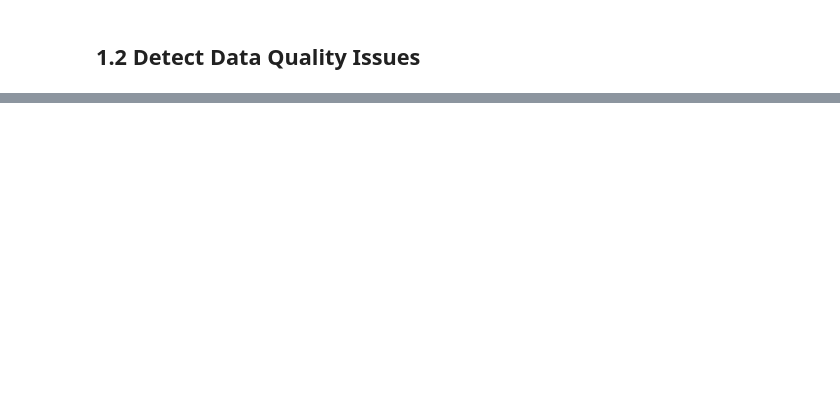
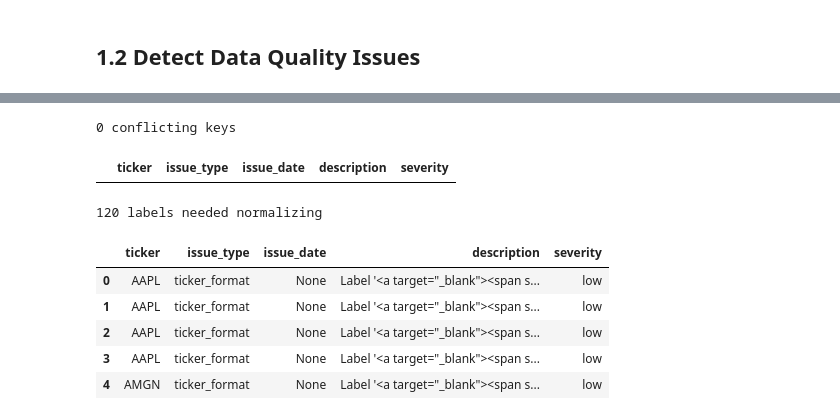
Before and after one commit to yang-guo/UCB-MFE-python-preprogram-2026-winter, a Jupyter notebook: Homeworks/HW2/silvie_huo/01_data_cleaning.ipynb, the cells around one changed output, grey strips where cells are left out. Cells and saved outputs as stored; diff of their text form; code cells hidden in the pictures; blank space fills up the shorter version.

```diff
--- a/Homeworks/HW2/silvie_huo/01_data_cleaning.ipynb
+++ b/Homeworks/HW2/silvie_huo/01_data_cleaning.ipynb
@@ -769,0 +298,49 @@ Saved 368246 rows to ohlc_hw_cleaned; ohlc_hw still has 397711 rows.
+# %%
+def check_conflicting_keys(rows: pd.DataFrame) -> pd.DataFrame:
+    """Flag (ticker, ts) keys that still hold different values once exact duplicates are gone.
+
+    * One issue per key, naming the columns that disagree, so manual review knows where to look.
+    * `rows` must already be free of exact duplicates.
+    """
+    conflicts = rows[rows.duplicated(KEY, keep=False)]
+    if conflicts.empty:
+        return empty_report()
+    by_key = conflicts.groupby(KEY)
+    n_rows = by_key.size().rename("n_rows")
+    disagree = by_key[VALUE_COLS].nunique(dropna=False).gt(1)
+    cols = disagree.apply(lambda r: ", ".join(r.index[r]), axis=1).rename("cols")
+    out = pd.concat([n_rows, cols], axis=1).reset_index()
+    desc = out["n_rows"].astype(str) + " rows share this key but differ in: " + out["cols"]
+    return make_issues(out["ticker"], out["ts"], "conflicting_key", desc)
+
+
+dq_issues["conflicting_key"] = check_conflicting_keys(diag)
+print(len(dq_issues["conflicting_key"]), "conflicting keys")
+display(dq_issues["conflicting_key"].head())
+# %% [output]
+0 conflicting keys
+|  | ticker | issue_type | issue_date | description | severity |
+# %%
+def check_ticker_format(audit: pd.DataFrame) -> pd.DataFrame:
+    """One issue per raw ticker label that needed normalizing (from the audit map)."""
+    changed = audit[audit["was_changed"]]
+    desc = pd.Series(
+        [f"Label {raw!r} ({n} rows) " + (f"normalized to {tkr!r}" if pd.notna(tkr) else "left no usable ticker")
+         for raw, tkr, n in zip(changed["raw_ticker"], changed["ticker"], changed["n_rows"])],
+        index=changed.index, dtype=object,
+    )
+    # A label-level issue has no single date, so issue_date stays empty.
+    return make_issues(changed["ticker"], None, "ticker_format", desc)
+
+
+dq_issues["ticker_format"] = check_ticker_format(ticker_audit)
+print(len(dq_issues["ticker_format"]), "labels needed normalizing")
+display(dq_issues["ticker_format"].head())
+# %% [output]
+120 labels needed normalizing
+|  | ticker | issue_type | issue_date | description | severity |
+| 0 | AAPL | ticker_format | None | Label '<a target="_blank"><span s... | low |
+| 1 | AAPL | ticker_format | None | Label '<a target="_blank"><span s... | low |
+| 2 | AAPL | ticker_format | None | Label '<a target="_blank"><span s... | low |
+| 3 | AAPL | ticker_format | None | Label '<a target="_blank"><span s... | low |
+| 4 | AMGN | ticker_format | None | Label '<a target="_blank"><span s... | low |
```
Also changed, not shown: parts of 23 cells of this notebook.
